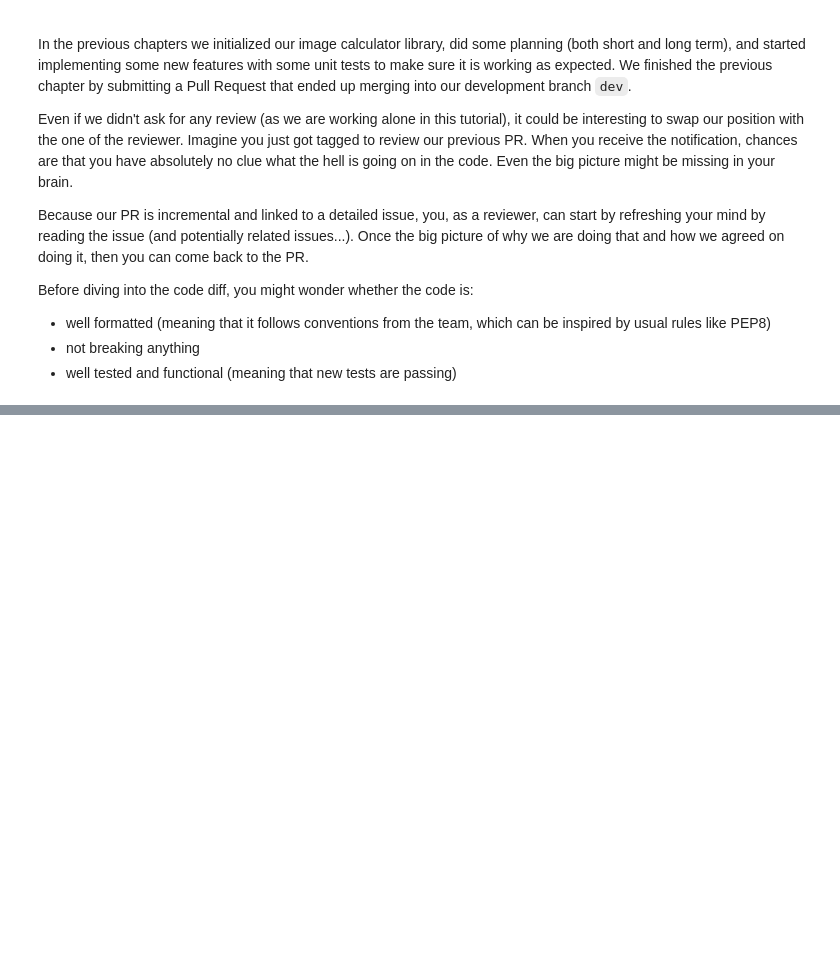
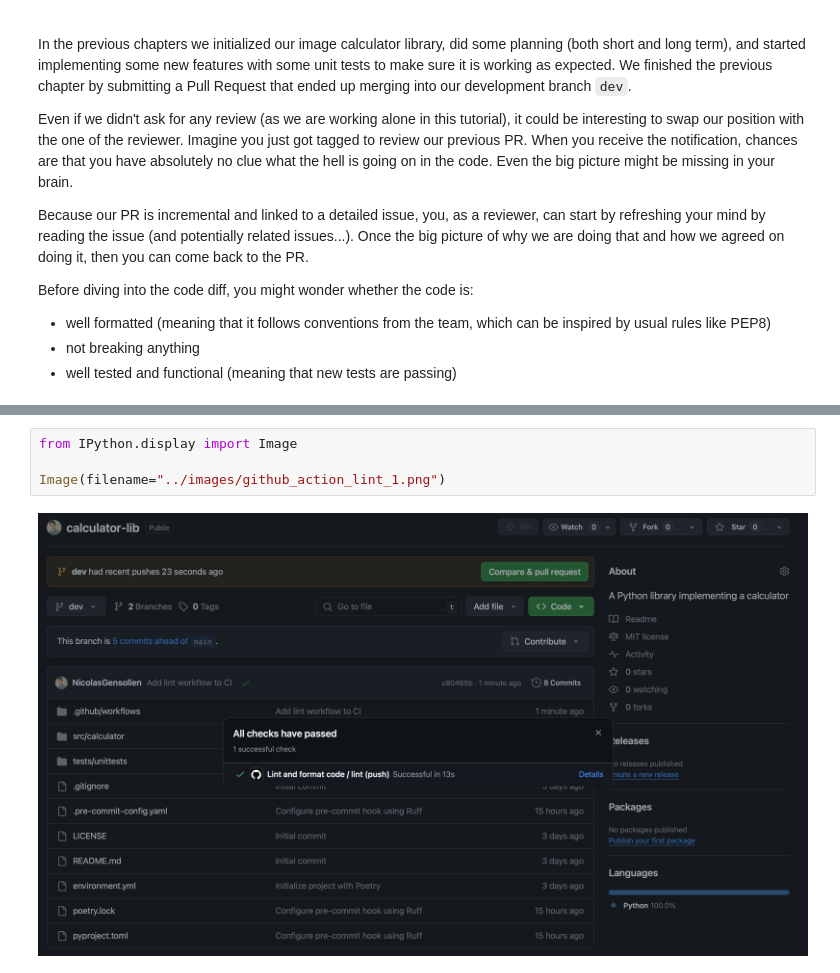
Before and after one commit to NicolasGensollen/formation-SED-2025, a Jupyter notebook: notebooks/Chapter4.ipynb, the cells around one changed output, grey strips where cells are left out. Saved outputs shown, nothing was run; the diff lists cells and outputs as text; blank space fills up the shorter version.

```diff
--- a/notebooks/Chapter4.ipynb
+++ b/notebooks/Chapter4.ipynb
@@ -113,0 +317,6 @@ $ git push origin dev
+# %%
+from IPython.display import Image
+
+Image(filename="../images/github_action_lint_1.png")
+# %% [output]
+[figure, added]
```
Also changed, not shown: parts of 18 cells of this notebook, 10 other files.
